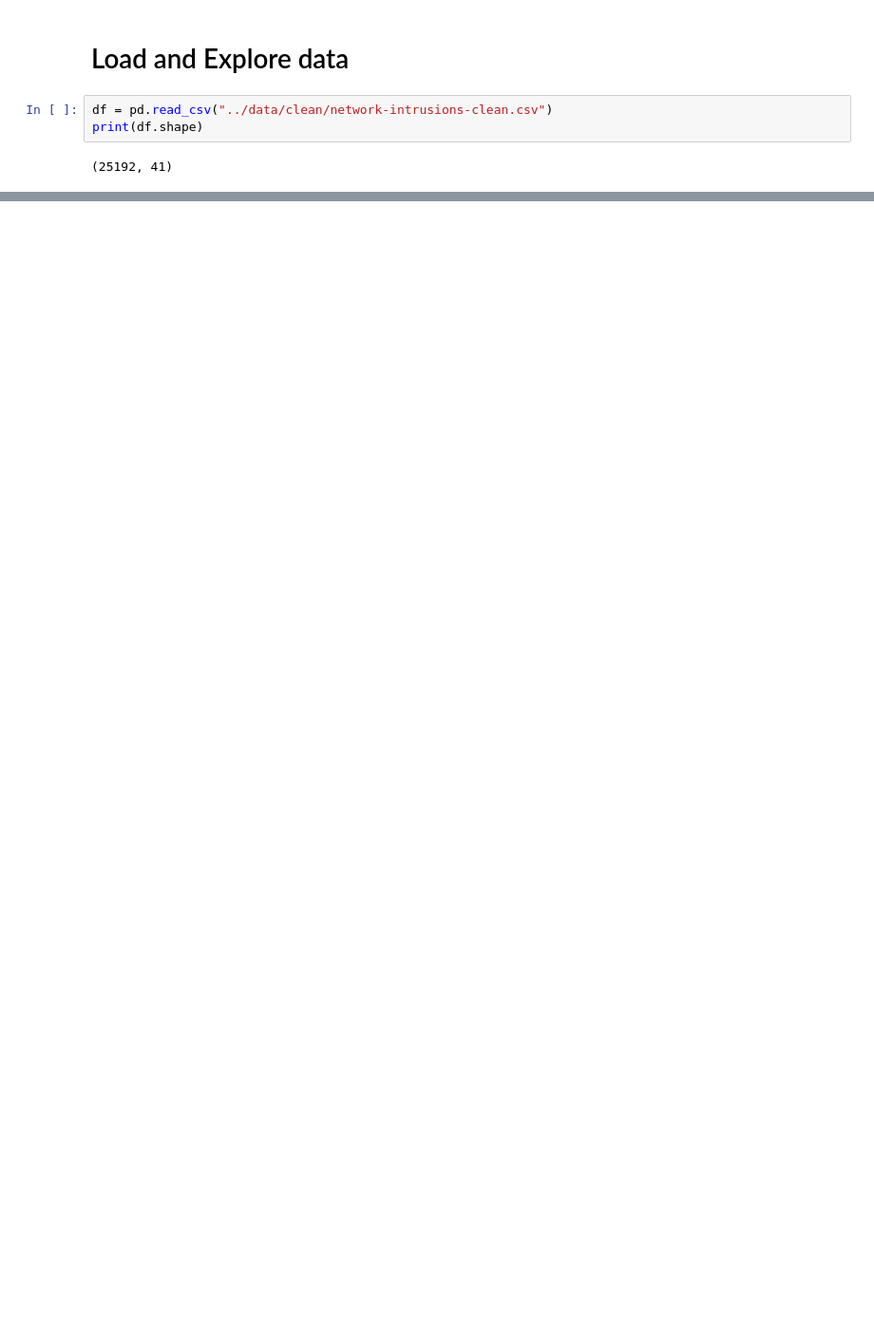
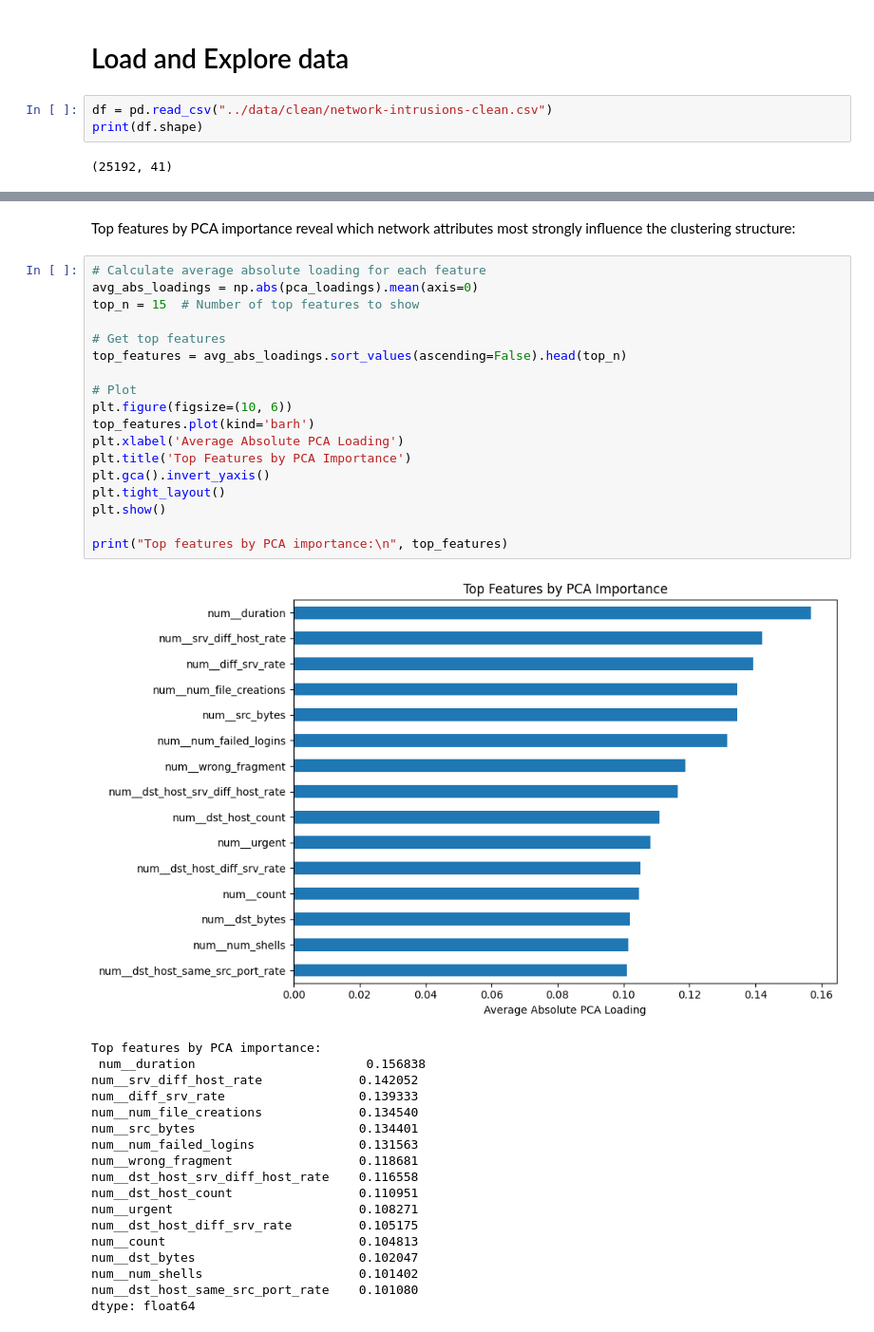
Before and after one commit to tanzilachand/Cybersecurity-Threat-Analysis, a Jupyter notebook: jupyter_notebooks/model.ipynb, the cells around one changed output, grey strips where cells are left out. Shown at 95% size. Drawn from its saved outputs; the diff is of its cells as text; blank space fills up the shorter version.

```diff
--- a/jupyter_notebooks/model.ipynb
+++ b/jupyter_notebooks/model.ipynb
@@ -365,0 +396,39 @@ NOTE
+# %% [markdown]
+Top features by PCA importance reveal which network attributes most strongly influence the clustering structure:
+# %%
+# Calculate average absolute loading for each feature
+avg_abs_loadings = np.abs(pca_loadings).mean(axis=0)
+top_n = 15  # Number of top features to show
+
+# Get top features
+top_features = avg_abs_loadings.sort_values(ascending=False).head(top_n)
+
+# Plot
+plt.figure(figsize=(10, 6))
+top_features.plot(kind='barh')
+plt.xlabel('Average Absolute PCA Loading')
+plt.title('Top Features by PCA Importance')
+plt.gca().invert_yaxis()
+plt.tight_layout()
+plt.show()
+
+print("Top features by PCA importance:\n", top_features)
+# %% [output]
+[figure, added]
+Top features by PCA importance:
+ num__duration                       0.156838
+num__srv_diff_host_rate             0.142052
+num__diff_srv_rate                  0.139333
+num__num_file_creations             0.134540
+num__src_bytes                      0.134401
+num__num_failed_logins              0.131563
+num__wrong_fragment                 0.118681
+num__dst_host_srv_diff_host_rate    0.116558
+num__dst_host_count                 0.110951
+num__urgent                         0.108271
+num__dst_host_diff_srv_rate         0.105175
+num__count                          0.104813
+num__dst_bytes                      0.102047
+num__num_shells                     0.101402
+num__dst_host_same_src_port_rate    0.101080
+dtype: float64
```
Also changed, not shown: parts of 95 cells of this notebook, 2 other files.
